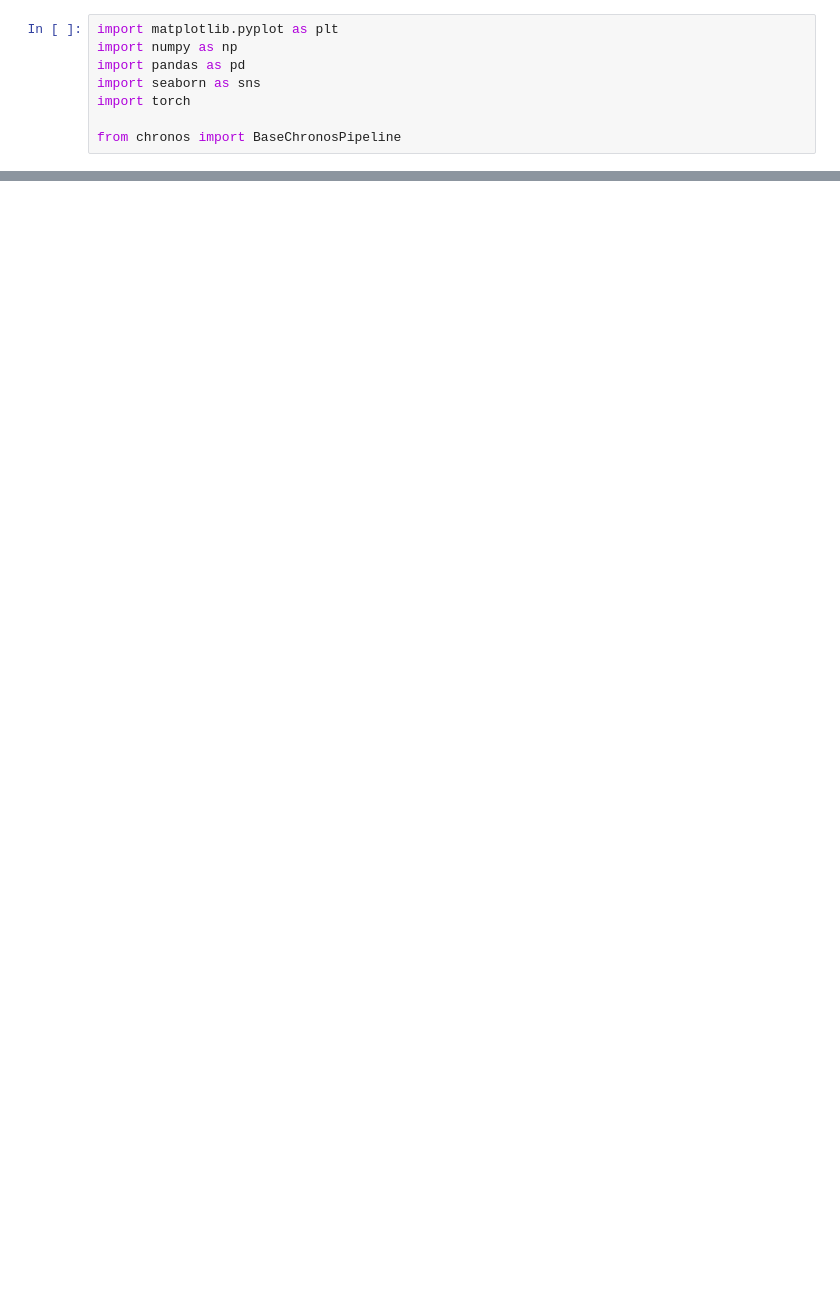
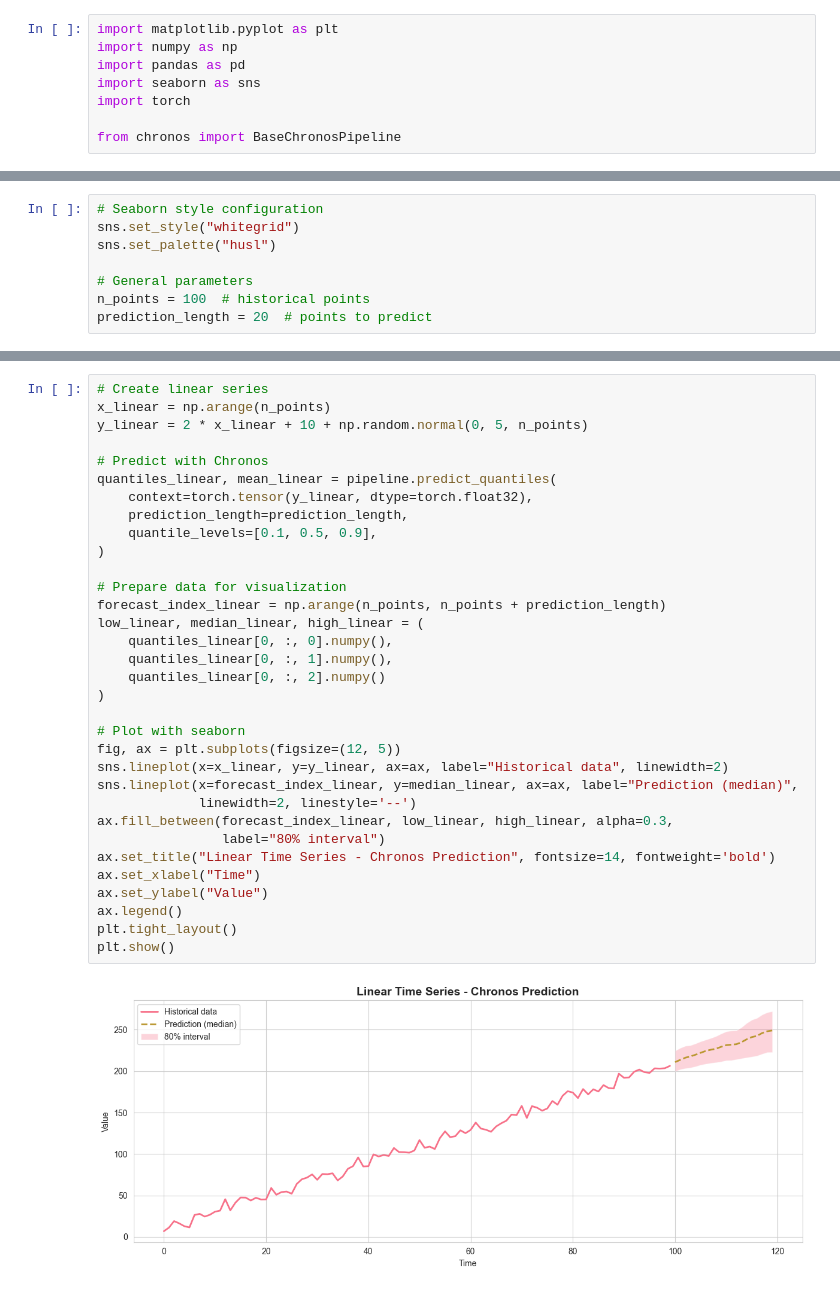
Before and after one commit to Presmanes3/chronos-sagemaker-forecasting, a Jupyter notebook: notebooks/test_chornos.ipynb, the cells around one changed output, grey strips where cells are left out. Saved outputs shown, nothing was run; the diff lists cells and outputs as text; blank space fills up the shorter version.

Commit message:
refactored notebook to test chronos model with new times series and plotting final output for comparison

```diff
--- a/notebooks/test_chornos.ipynb
+++ b/notebooks/test_chornos.ipynb
@@ -48,0 +59,8 @@ plt.show()
+# %%
+# Seaborn style configuration
+sns.set_style("whitegrid")
+sns.set_palette("husl")
+
+# General parameters
+n_points = 100  # historical points
+prediction_length = 20  # points to predict
@@ -48,0 +280,35 @@ plt.show()
+# %%
+# Create linear series
+x_linear = np.arange(n_points)
+y_linear = 2 * x_linear + 10 + np.random.normal(0, 5, n_points)
+
+# Predict with Chronos
+quantiles_linear, mean_linear = pipeline.predict_quantiles(
+    context=torch.tensor(y_linear, dtype=torch.float32),
+    prediction_length=prediction_length,
+    quantile_levels=[0.1, 0.5, 0.9],
+)
+
+# Prepare data for visualization
+forecast_index_linear = np.arange(n_points, n_points + prediction_length)
+low_linear, median_linear, high_linear = (
+    quantiles_linear[0, :, 0].numpy(),
+    quantiles_linear[0, :, 1].numpy(),
+    quantiles_linear[0, :, 2].numpy()
+)
+
+# Plot with seaborn
+fig, ax = plt.subplots(figsize=(12, 5))
+sns.lineplot(x=x_linear, y=y_linear, ax=ax, label="Historical data", linewidth=2)
+sns.lineplot(x=forecast_index_linear, y=median_linear, ax=ax, label="Prediction (median)",
+             linewidth=2, linestyle='--')
+ax.fill_between(forecast_index_linear, low_linear, high_linear, alpha=0.3,
+                label="80% interval")
+ax.set_title("Linear Time Series - Chronos Prediction", fontsize=14, fontweight='bold')
+ax.set_xlabel("Time")
+ax.set_ylabel("Value")
+ax.legend()
+plt.tight_layout()
+plt.show()
+# %% [output]
+[figure, added]
```
Also changed, not shown: parts of 21 cells of this notebook.
